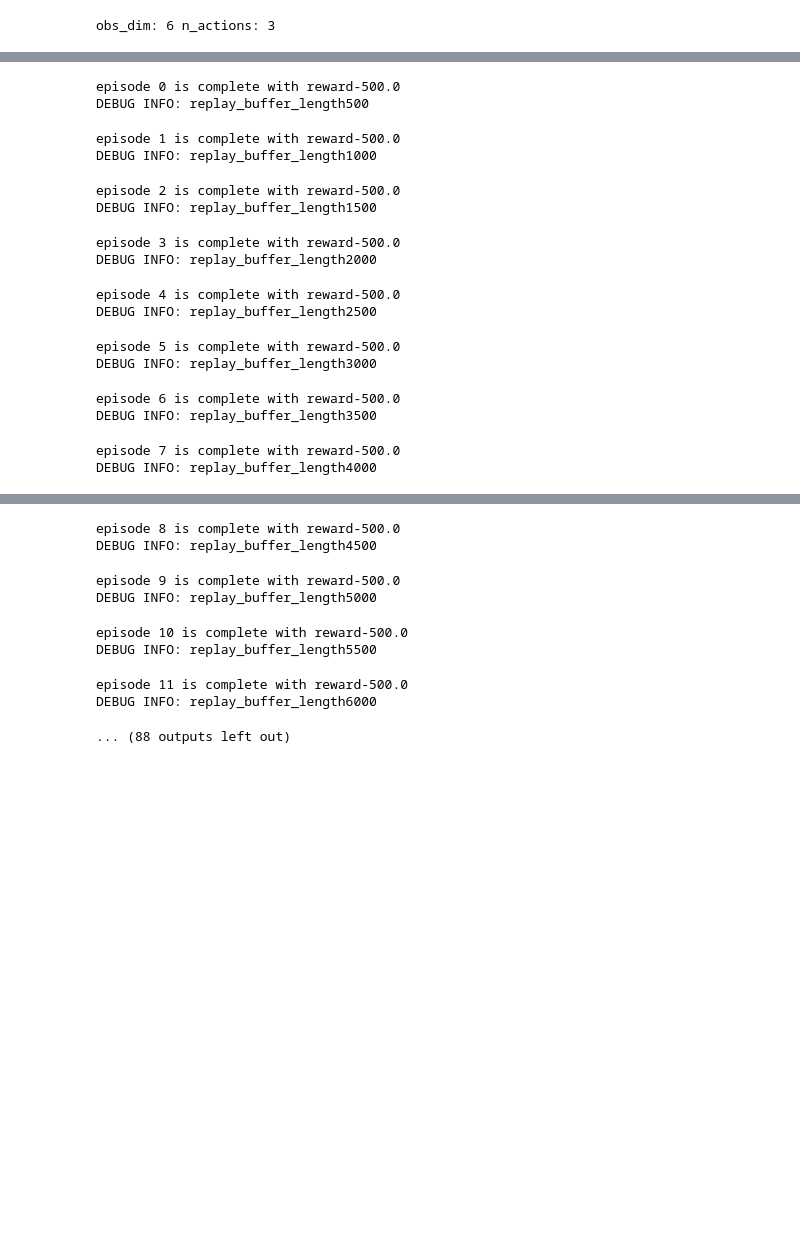
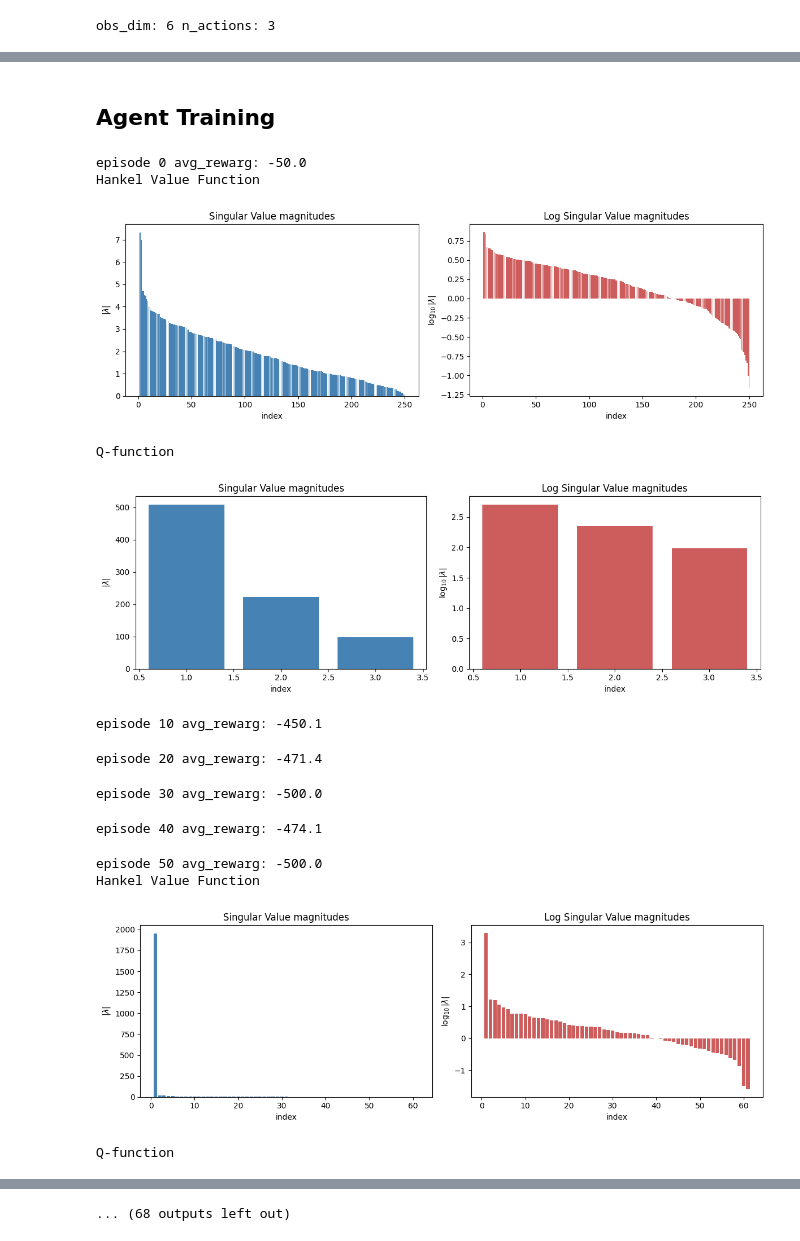
Before and after one commit to Souparna-Mandal/Low-Rank-RL-TL, a Jupyter notebook: experiments/dqn_acrobot/exp1.ipynb, the cells around one changed output, grey strips where cells are left out. Cells and saved outputs as stored; diff of their text form; code cells hidden in the pictures; blank space fills up the shorter version.

```diff
--- a/experiments/dqn_acrobot/exp1.ipynb
+++ b/experiments/dqn_acrobot/exp1.ipynb
@@ -100,25 +137,25 @@ agent = QAgent(
+# %% [markdown]
+## Agent Training
 # %%
 t = cfg["training"]
 rewards = dqn_training_loop(
     agent, env,
     no_episodes=t["no_episodes"],
     target_network_update_steps=t["target_network_update_steps"],
     np_seed=seed,
+    analysis_config = analysis
 )
 # %% [output]
-episode 0 is complete with reward-500.0
-DEBUG INFO: replay_buffer_length500
+episode 0 avg_rewarg: -50.0
+Hankel Value Function
+[figure, added]
-episode 1 is complete with reward-500.0
-DEBUG INFO: replay_buffer_length1000
+Q-function
+[figure, added]
-episode 2 is complete with reward-500.0
-DEBUG INFO: replay_buffer_length1500
+episode 10 avg_rewarg: -450.1
-episode 3 is complete with reward-500.0
-DEBUG INFO: replay_buffer_length2000
+episode 20 avg_rewarg: -471.4
-episode 4 is complete with reward-500.0
-DEBUG INFO: replay_buffer_length2500
+episode 30 avg_rewarg: -500.0
-episode 5 is complete with reward-500.0
-DEBUG INFO: replay_buffer_length3000
+episode 40 avg_rewarg: -474.1
-episode 6 is complete with reward-500.0
-DEBUG INFO: replay_buffer_length3500
+episode 50 avg_rewarg: -500.0
+Hankel Value Function
+[figure, added]
-episode 7 is complete with reward-500.0
-DEBUG INFO: replay_buffer_length4000
+Q-function
@@ -125,9 +163 @@ DEBUG INFO: replay_buffer_length4000
-episode 8 is complete with reward-500.0
-DEBUG INFO: replay_buffer_length4500
+... (68 outputs left out)
-episode 9 is complete with reward-500.0
-DEBUG INFO: replay_buffer_length5000
-episode 10 is complete with reward-500.0
-DEBUG INFO: replay_buffer_length5500
-episode 11 is complete with reward-500.0
-DEBUG INFO: replay_buffer_length6000
-... (88 outputs left out)
```
Also changed, not shown: parts of 14 cells of this notebook, 1 other file.
